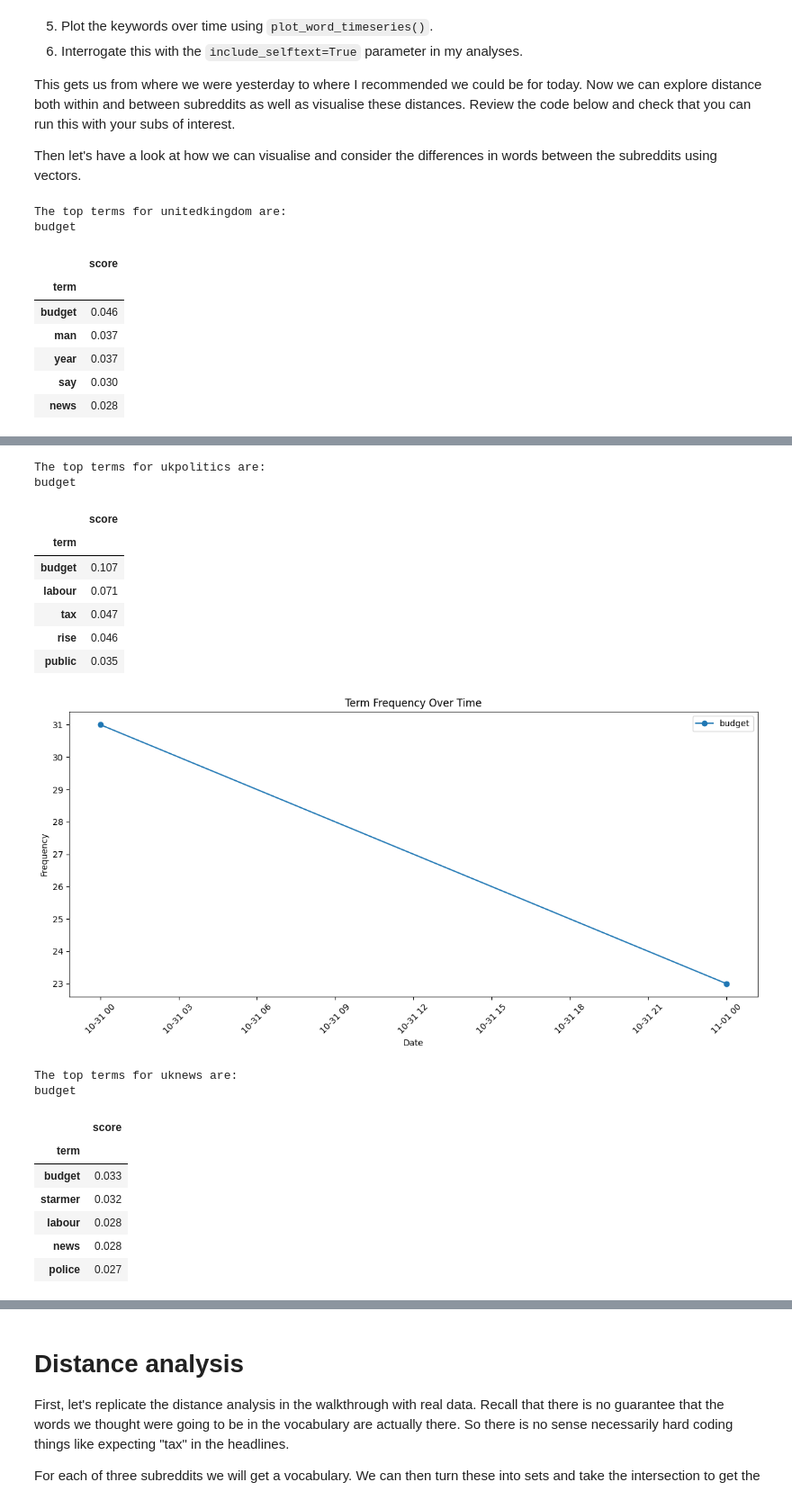
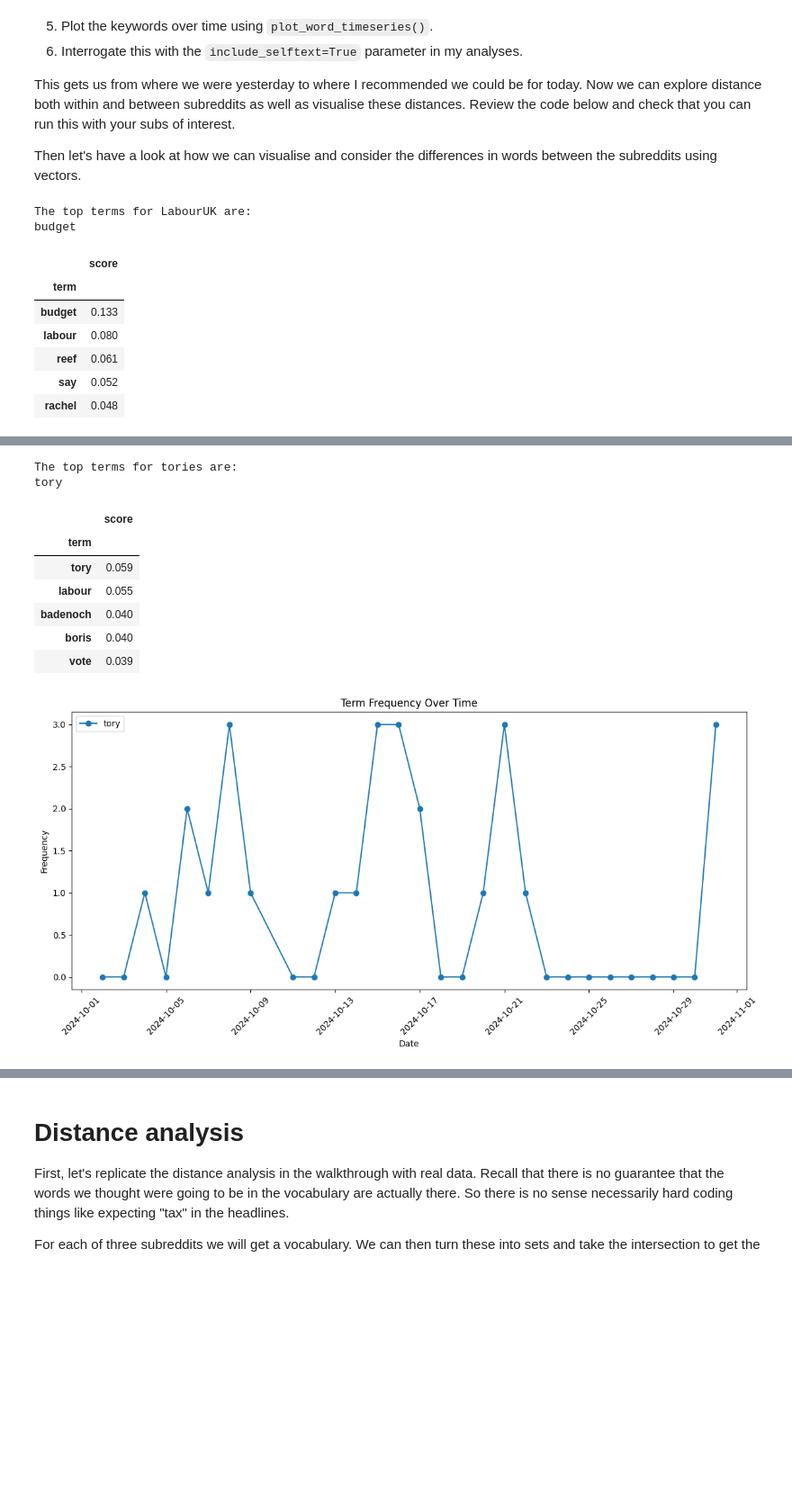
Before and after one commit to berniehogan/oii-fsds-textanalysis, a Jupyter notebook: week3day3_lab.ipynb, the cells around one changed output, grey strips where cells are left out. Shown at 90% size. Cells and saved outputs as stored; diff of their text form; code cells hidden in the pictures; blank space fills up the shorter version.

```diff
--- a/week3day3_lab.ipynb
+++ b/week3day3_lab.ipynb
@@ -48,7 +50,7 @@ from utils.analysis import *
 
 scraper = RedditScraper(USER_AGENT) # create a RedditScraper object
 
-subs_of_interest = ['unitedkingdom', 'ukpolitics', 'uknews', 'london'] # list of subreddits to analyze
+subs_of_interest = ['LabourUK', 'tories'] # list of subreddits to analyze
 
 for sub in subs_of_interest: # loop through each subreddit
     posts = scraper.get_subreddit_posts(sub, limit=100, cache=True) # get the posts from the subreddit
@@ -70,13 +72,16 @@ for sub in subs_of_interest: # loop through each subreddit
     # plot daily counts of the top terms for each subreddit
     fig, ax = plot_word_timeseries(posts_df, top_terms)
     plt.show()
+
+    # plot daily frequency of the top terms for each subreddit
+    # daily_frequency= freq_top_terms_ts(posts_df,"time","title","self_text",top_terms, sub,"d")
 # %% [output]
-The top terms for unitedkingdom are:
+The top terms for LabourUK are:
 budget
 |  | score |
 | term |  |
-| budget | 0.046 |
-| man | 0.037 |
-| year | 0.037 |
-| say | 0.030 |
-| news | 0.028 |
+| budget | 0.133 |
+| labour | 0.080 |
+| reef | 0.061 |
+| say | 0.052 |
+| rachel | 0.048 |
@@ -84,19 +89,10 @@ budget
-The top terms for ukpolitics are:
-budget
+The top terms for tories are:
+tory
 |  | score |
 | term |  |
-| budget | 0.107 |
-| labour | 0.071 |
-| tax | 0.047 |
-| rise | 0.046 |
-| public | 0.035 |
+| tory | 0.059 |
+| labour | 0.055 |
+| badenoch | 0.040 |
+| boris | 0.040 |
+| vote | 0.039 |
-[figure, old version]
+[figure, new version]
-The top terms for uknews are:
-budget
-|  | score |
-| term |  |
-| budget | 0.033 |
-| starmer | 0.032 |
-| labour | 0.028 |
-| news | 0.028 |
-| police | 0.027 |
```
Also changed, not shown: parts of 8 cells of this notebook, 1 other file.
